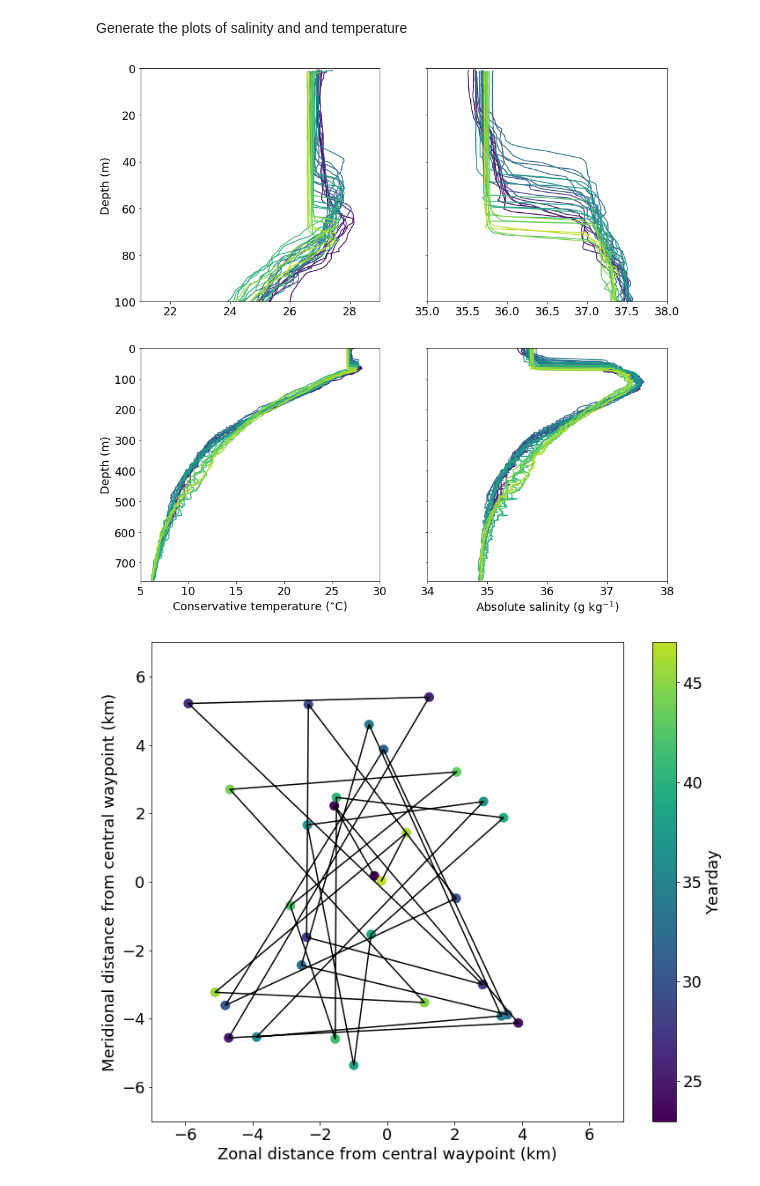
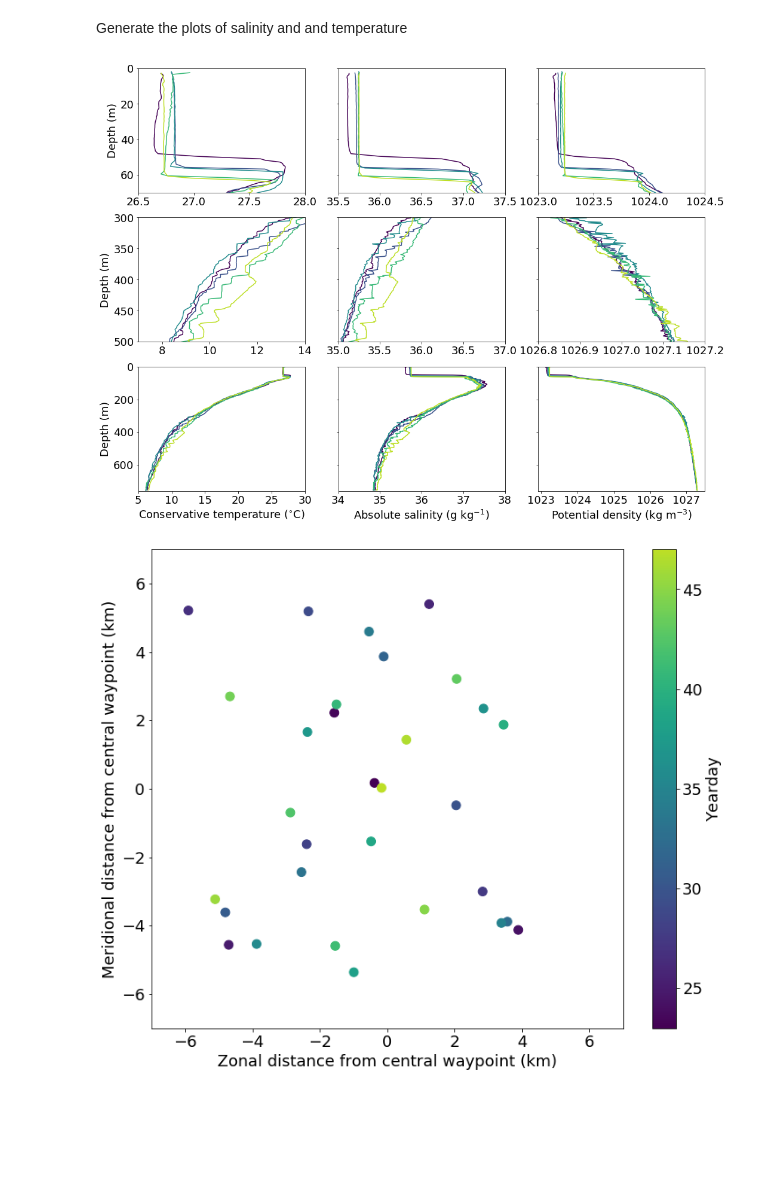
Before and after one commit to callumrollo/eurec4a-glider-figs, a Jupyter notebook: glider_figure_idea.ipynb, the cells around one changed output. Saved outputs shown, nothing was run; the diff lists cells and outputs as text; code cells hidden in the pictures; blank space fills up the shorter version.

Commit message:
added density to temp sal curves

```diff
--- a/glider_figure_idea.ipynb
+++ b/glider_figure_idea.ipynb
@@ -35,6 +36,7 @@ labels = dict(temp='Conservative temperature ($\mathrm{^{\circ}C}$)',
               sal='Absolute salinity ($\mathrm{g\ kg^{-1}}$)',
               pre='Pressure (dbar)',
               vel='Geostrophic velocity ($\mathrm{cm\ s^{-1}}$)',
+              den='in situ density ($\mathrm{kg\ m^{-3}}$)',
               pden='Potential density ($\mathrm{kg\ m^{-3}}$)',
               depth='Depth (m)')
 
@@ -49,3 +51,6 @@ plt.rc('ytick', labelsize=SMALL_SIZE)
 plt.rc('axes', titlesize=MED_SIZE)
 plt.rc('legend', fontsize=MED_SIZE)
 plt.rcParams['contour.negative_linestyle'] = 'solid'
+
+from pandas.plotting import register_matplotlib_converters
+register_matplotlib_converters()
@@ -153,4 +148,7 @@ Make the colourmap that will colour the curves to a colourmap normalised by year
 # %%
+dives_to_plot = dive_nums[90:110:4]
+print(f'dives to plot: {dives_to_plot}')
+
 cm_start, cm_end = 0.0, 0.9
 
 yd_subset = df_dive_av.loc[df_dive_av['dive_num'].isin(dives_to_plot), 'yearday'].values
@@ -168,34 +225,46 @@ new_cmap = truncate_colormap(cmap, cm_start, cm_end)
 # %% [markdown]
 Generate the plots of salinity and and temperature
 # %%
-fig, ax = plt.subplots(2,2, figsize=(15,15), sharey='row')
+fig, ax = plt.subplots(3,3, figsize=(17,13), sharey='row')
 ax = ax.ravel()
 
 
 
 #Loop throuhg the selected dive limbs
 for ident, dive_num in enumerate(dives_to_plot):
     df = sg637_df.loc[sg637_df['dive_limb_ident']==dive_num+2000] # 2000 for descent limb, 2000.5 for ascent limb. Descent limb generally better on sg637 due to glide angle
     # optional lines to filter out shallow values
     # df.loc[df['depth']<0, 'cons_temp'] = np.nan
     # df.loc[df['depth']<0, 'abs_salinity'] = np.nan
     # Average into depth bins, using the median here
     df_av = df.groupby('depth_bin', as_index=False).median()
     ax[0].plot(df_av.cons_temp, df_av.depth, color=vir_col[ident])
     ax[1].plot(df_av.abs_salinity, df_av.depth, color=vir_col[ident])
-    ax[2].plot(df_av.cons_temp, df_av.depth, color=vir_col[ident])
-    ax[3].plot(df_av.abs_salinity, df_av.depth, color=vir_col[ident])
+    ax[2].plot(df_av.sigma0, df_av.depth, color=vir_col[ident])
+    ax[3].plot(df_av.cons_temp, df_av.depth, color=vir_col[ident])
+    ax[4].plot(df_av.abs_salinity, df_av.depth, color=vir_col[ident])
+    ax[5].plot(df_av.sigma0, df_av.depth, color=vir_col[ident])
+    ax[6].plot(df_av.cons_temp, df_av.depth, color=vir_col[ident])
+    ax[7].plot(df_av.abs_salinity, df_av.depth, color=vir_col[ident])
+    ax[8].plot(df_av.sigma0, df_av.depth, color=vir_col[ident])
 
-ax[0].set(ylim=[0,100], xlim=[21,29], ylabel=labels['depth'])
-ax[1].set(xlim=[35, 38])
-ax[2].set(ylim=[0, 760], xlim=[5,30], xlabel=labels['temp'], ylabel=labels['depth'])
-ax[3].set(xlim=[34, 38], xlabel=labels['sal'])
+ax[0].set(ylim=[0,70], xlim=[26.5,28], ylabel=labels['depth'])
+ax[1].set(xlim=[35.5, 37.5])
+ax[2].set(xlim=[1023, 1024.5])
+ax[3].set(ylim=[300,500], xlim=[7,14], ylabel=labels['depth'])
+ax[4].set(xlim=[35, 37])
+ax[5].set(xlim=[1026.8, 1027.2])
+
+ax[6].set(ylim=[0, 760], xlim=[5,30], xlabel=labels['temp'], ylabel=labels['depth'])
+ax[7].set(xlim=[34, 38], xlabel=labels['sal'])
+ax[8].set(xlabel=labels['pden'])
 # invert y axis, it is the ocean after all
 ax[0].invert_yaxis()
-ax[2].invert_yaxis()
-#savefig('temp_sat_curves')
+ax[3].invert_yaxis()
+ax[6].invert_yaxis()
+savefig('temp_sat_den_curves')
 # %% [output]
-[figure, old version]
+[figure, new version]
 # %%
 fig, ax = plt.subplots(figsize=[12,10])
 x_locs, y_locs = [], []
@@ -205,7 +274,7 @@ for ident, dive_num in enumerate(dives_to_plot):
     x_locs.append(np.nanmean(df.x/1000))
     y_locs.append(np.nanmean(df.y/1000))
 # Plot and scatter the points using the same truncated colormap as the tempsal plots
-mappable0 = ax.plot(x_locs, y_locs, color='k')
+#mappable0 = ax.plot(x_locs, y_locs, color='k')
 mappable1 = ax.scatter(x_locs, y_locs, c = vir_col, s=100)
 
 # A dummy plot using the actual yeardays so they will be added to the colourbar
@@ -214,4 +283,4 @@ fig.colorbar(mappable=mappable2,ax=ax,orientation='vertical',label=r'Yearday')
 ax.set(xlim=[-7, 7], ylim=[-7, 7], xlabel='Zonal distance from central waypoint (km)', ylabel='Meridional distance from central waypoint (km)')
 savefig('subset_dive_locations')
 # %% [output]
-[figure, old version]
+[figure, new version]
```
Also changed, not shown: parts of 9 cells of this notebook, 5 other files.
